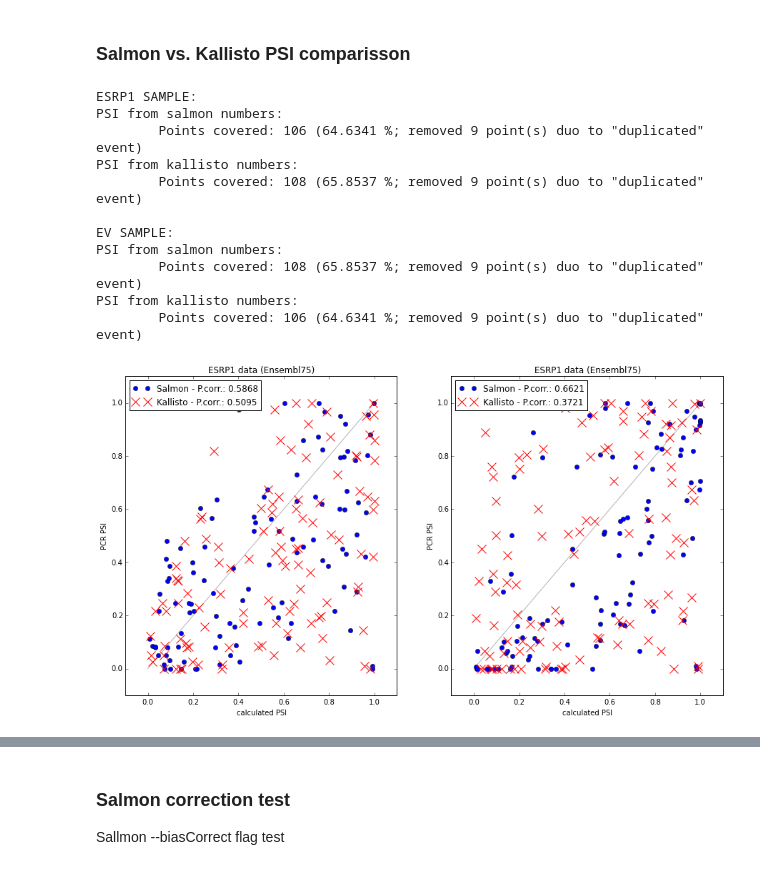
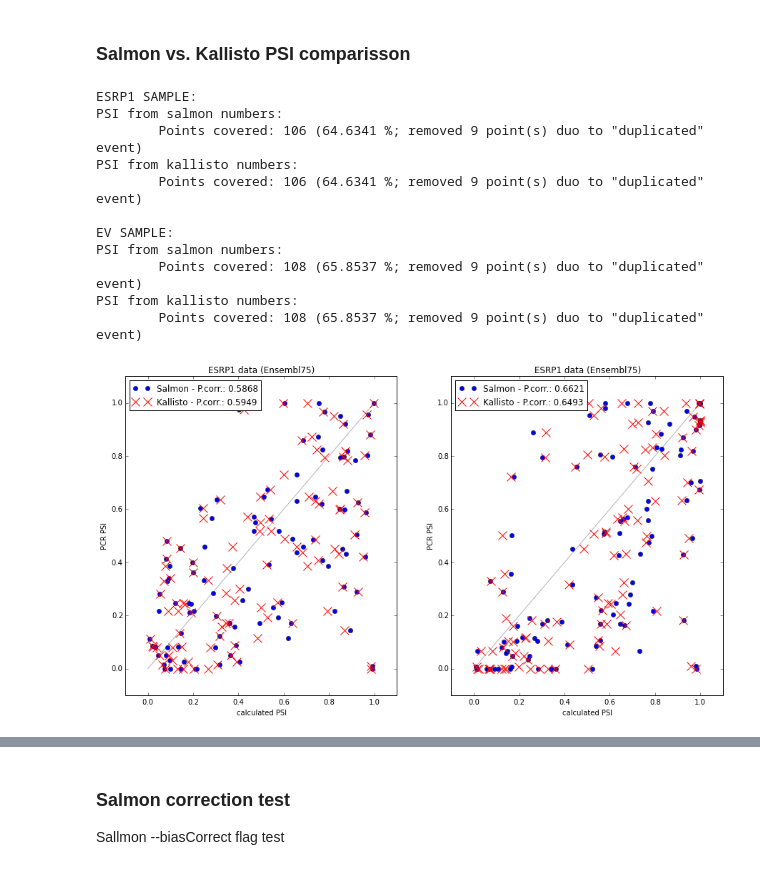
Before and after one commit to miha-skalic/suppa-tests, a Jupyter notebook: scripts/Suppa Ensembl Calculations.ipynb, the cells around one changed output, grey strips where cells are left out. Drawn from its saved outputs; the diff is of its cells as text; code cells hidden in the pictures.

```diff
--- a/scripts/Suppa Ensembl Calculations.ipynb
+++ b/scripts/Suppa Ensembl Calculations.ipynb
@@ -131,38 +131,38 @@ pcr_esrp1_events, pcr_ev_events = collect_pcr_psi()
 
 print('ESRP1 SAMPLE:')
 print('PSI from salmon numbers:')
 suppa1_events = load_se_events('../psi/ensembl75/salmon_ensembl75_SE_esrp1.psi')
 points1 = make_points_pairs(pcr_esrp1_events, suppa1_events)
 print('PSI from kallisto numbers:')
-suppa2_events = load_se_events('../psi/ensembl75/kallisto_ensembl75_SE_ev.psi')
+suppa2_events = load_se_events('../psi/ensembl75/kallisto_ensembl75_SE_esrp1.psi')
 points2 = make_points_pairs(pcr_esrp1_events, suppa2_events)
 print()
 
 print('EV SAMPLE:')
 print('PSI from salmon numbers:')
 suppa1_events = load_se_events('../psi/ensembl75/salmon_ensembl75_SE_ev.psi')
 points3 = make_points_pairs(pcr_ev_events, suppa1_events)
 print('PSI from kallisto numbers:')
-suppa2_events = load_se_events('../psi/ensembl75/salmon_ensembl75_SE_esrp1.psi')
+suppa2_events = load_se_events('../psi/ensembl75/kallisto_ensembl75_SE_ev.psi')
 points4 = make_points_pairs(pcr_ev_events, suppa2_events)
 
 plot_corelation(axes, points1, points2, title='ESRP1 data (Ensembl75)',
                 sam1_lab='Salmon', sam2_lab='Kallisto')
 plot_corelation(axes2, points3, points4, title='ESRP1 data (Ensembl75)',
                 sam1_lab='Salmon', sam2_lab='Kallisto')
 # %% [output]
 ESRP1 SAMPLE:
 PSI from salmon numbers:
         Points covered: 106 (64.6341 %; removed 9 point(s) duo to "duplicated" event)
 PSI from kallisto numbers:
-        Points covered: 108 (65.8537 %; removed 9 point(s) duo to "duplicated" event)
+        Points covered: 106 (64.6341 %; removed 9 point(s) duo to "duplicated" event)
 
 EV SAMPLE:
 PSI from salmon numbers:
         Points covered: 108 (65.8537 %; removed 9 point(s) duo to "duplicated" event)
 PSI from kallisto numbers:
-        Points covered: 106 (64.6341 %; removed 9 point(s) duo to "duplicated" event)
+        Points covered: 108 (65.8537 %; removed 9 point(s) duo to "duplicated" event)
-[figure, old version]
+[figure, new version]
 # %%
 
 my_figure = pyplot.figure()
```
Also changed, not shown: parts of 3 cells of this notebook.
